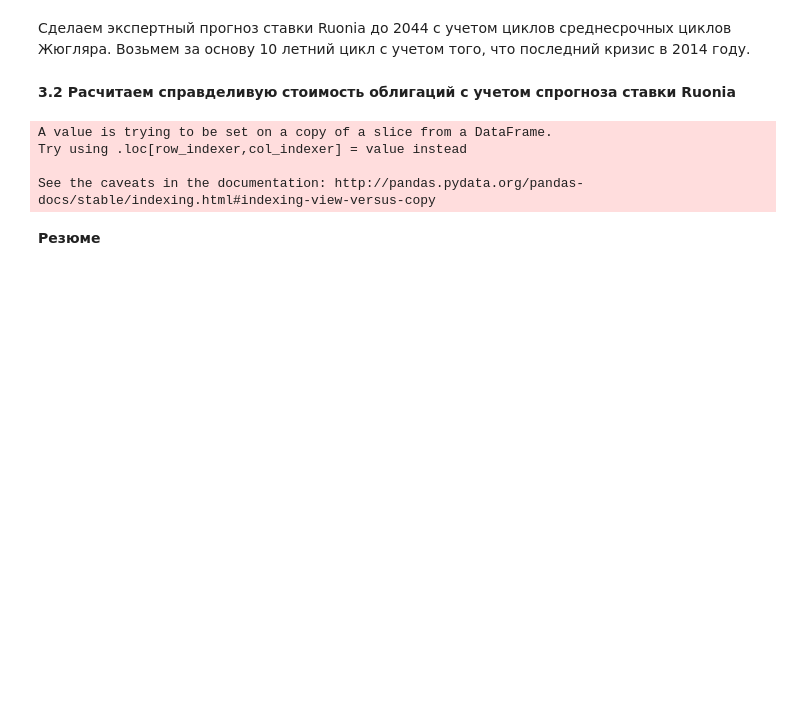
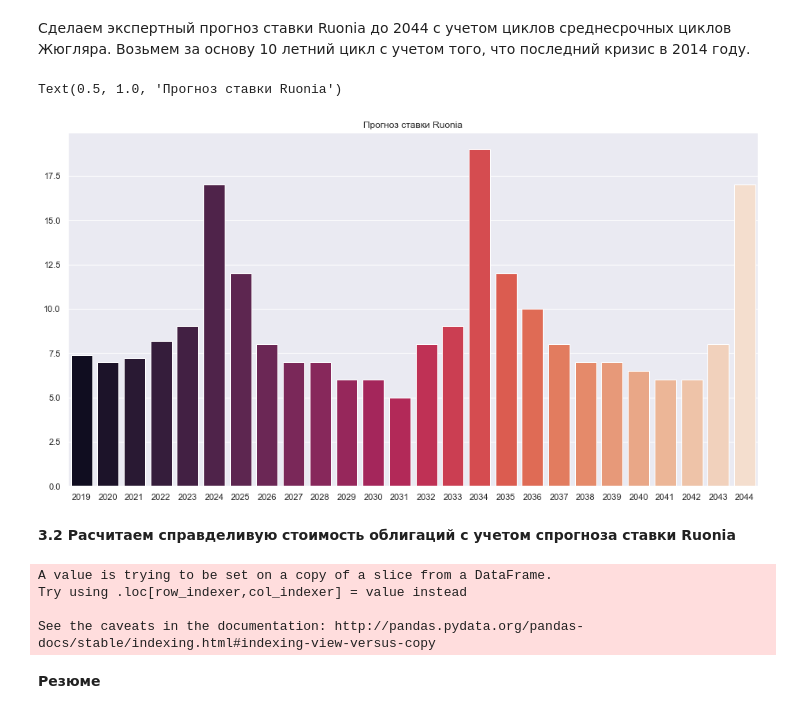
Before and after one commit to OzzyPeople/Parsing, a Jupyter notebook: MOEX_bond_parsing.ipynb, the cells around one changed output. Drawn from its saved outputs; the diff is of its cells as text; code cells hidden in the pictures; blank space fills up the shorter version.

Commit message:
добавил графики и формулы

```diff
--- a/MOEX_bond_parsing.ipynb
+++ b/MOEX_bond_parsing.ipynb
@@ -274,11 +300,24 @@ iplot(fig, show_link=False)
 # %% [markdown]
 Сделаем экспертный прогноз ставки Ruonia до 2044 с учетом циклов среднесрочных циклов Жюгляра. Возьмем за основу 10 летний цикл с учетом того, что последний кризис в 2014 году.
 # %%
-#Прогноз до 2044 года ставки Руония
+#Прогноз до 2044 года ставки Ruonia
 year_list_year = [x for x in range(2019, 2045)]
 ruonia_list_rate = [0.074, 0.07, 0.072, 0.082, 0.09, 0.17, 0.12, 0.08, 0.07, 0.07, 0.06, 0.06, 0.05, 0.08, 0.09, \
                     0.19, 0.12, 0.1, 0.08, 0.07, 0.07, 0.065, 0.06, 0.06, 0.08, 0.17]
+rounia_list_rate_p = [x*100 for x in ruonia_list_rate]
 rounia_dic = dict (zip (year_list_year, ruonia_list_rate))
+# %%
+#Построим график
+
+import seaborn as sns
+
+x = year_list_year
+y = rounia_list_rate_p
+sns.set(rc={'figure.figsize':(15.7,8.27)})
+sns.barplot(x, y, ci = 10, palette="rocket", saturation=.8).set_title("Прогноз ставки Ruonia")
+# %% [output]
+Text(0.5, 1.0, 'Прогноз ставки Ruonia')
+[figure, added]
 # %% [markdown]
 **3.2 Расчитаем справделивую стоимость облигаций с учетом спрогноза ставки Ruonia**
 # %%
```
Also changed, not shown: parts of 17 cells of this notebook.
